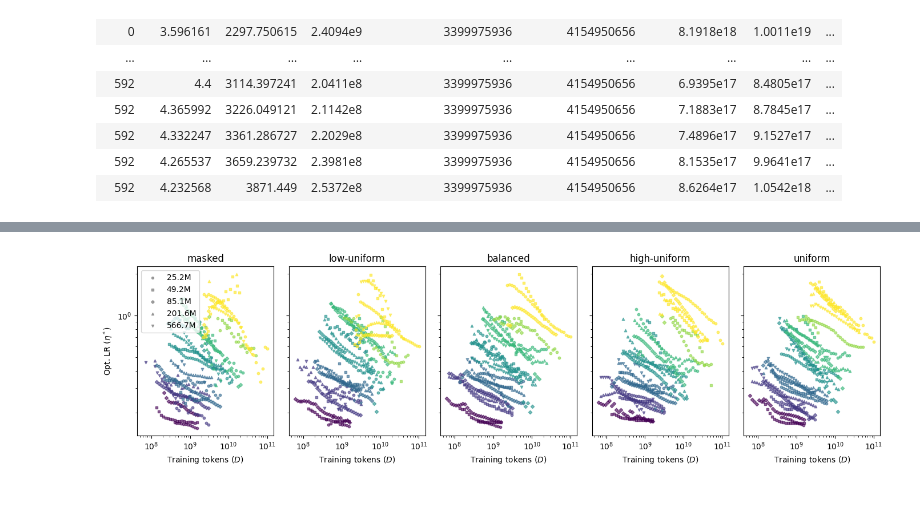
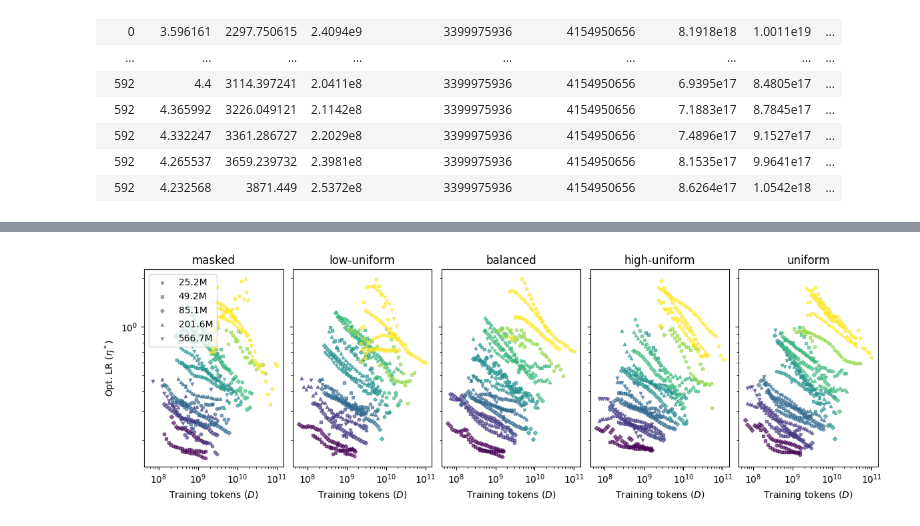
Before and after one commit to dvruette/gidd-easydel, a Jupyter notebook: notebooks/critical_batch_size2.ipynb, the cells around one changed output, grey strips where cells are left out. Drawn from its saved outputs; the diff is of its cells as text; code cells hidden in the pictures; blank space fills up the shorter version.

```diff
--- a/notebooks/critical_batch_size2.ipynb
+++ b/notebooks/critical_batch_size2.ipynb
@@ -132,3 +155,11 @@ for i, ((params,), dfi) in enumerate(df_grouped.sort("non_emb_params").group_by(
                 })
 
 opt_lr_df = pl.DataFrame(data)
+# %%
+dfi = opt_lr_df.filter(
+    (opt_lr_df["hybrid_mixing_shift"] == -1000.0)
+    & (opt_lr_df["non_emb_params"] == 566662656)
+    # & (opt_lr_df["batch_size"] == 512 * 2048)
+)
+
+dfi["batch_size"].unique() / 2048
@@ -134,0 +175,25 @@ opt_lr_df = pl.DataFrame(data)
+# %%
+fig, ax = plt.subplots(1, 1, figsize=(5, 4), sharey="row", sharex=True)
+
+def color(x, vmax=512*2048, vmin=8*2048, cmap=plt.get_cmap("viridis")):
+    return cmap((np.log10(x) - np.log10(vmin)) / (np.log10(vmax) - np.log10(vmin)))
+
+plt_idx = 0
+for j, ((batch_size,), dfj) in enumerate(opt_lr_df.sort(["batch_size"]).group_by(["batch_size"])):
+    c = color(batch_size)
+    for k, ((non_emb_params,), dfk) in enumerate(dfj.sort(["non_emb_params"]).group_by(["non_emb_params"])):
+        ax.scatter(dfk["tokens"] / batch_size, dfk["opt_lr"], alpha=0.6, s=10, color=c, marker=["o", "s", "D", "^", "v"][k])
+
+    ax.set_xlabel("Training steps ($S$)")
+    ax.set_xscale("log")
+    ax.set_yscale("log")
+
+ax.set_ylabel("Opt. LR ($\\eta^*$)")
+
+for k, ((non_emb_params,), _) in enumerate(opt_lr_df.sort(["non_emb_params"]).group_by(["non_emb_params"])):
+    ax.scatter([], [], alpha=0.7, s=8, color="gray", marker=["o", "s", "D", "^", "v"][k], label=f"{non_emb_params/1e6:.1f}M")
+
+ax.legend(loc="upper left")
+
+fig.tight_layout()
+fig.savefig("plots/opt_lr_vs_steps.pdf", bbox_inches="tight")
@@ -135,32 +202,32 @@ opt_lr_df = pl.DataFrame(data)
 # %%
-fig, axs = plt.subplots(1, 5, figsize=(14, 4), sharey="row", sharex=True)
+fig, axs = plt.subplots(1, 5, figsize=(12, 4), sharey="row", sharex=True)
 
 def color(x, vmax=512*2048, vmin=8*2048, cmap=plt.get_cmap("viridis")):
     return cmap((np.log10(x) - np.log10(vmin)) / (np.log10(vmax) - np.log10(vmin)))
 
 plt_idx = 0
 for (hybrid_mixing_shift,), dfi in opt_lr_df.sort("hybrid_mixing_shift").group_by("hybrid_mixing_shift"):
     ax = axs[plt_idx]
     plt_idx += 1
     for j, ((batch_size,), dfj) in enumerate(dfi.sort(["batch_size"]).group_by(["batch_size"])):
         c = color(batch_size)
         for k, ((non_emb_params,), dfk) in enumerate(dfj.sort(["non_emb_params"]).group_by(["non_emb_params"])):
             ax.scatter(dfk["tokens"], dfk["opt_lr"], alpha=0.6, s=10, color=c, marker=["o", "s", "D", "^", "v"][k])
 
     ax.set_title(f"{get_noise_label(hybrid_mixing_shift)}")
     ax.set_xlabel("Training tokens ($D$)")
     ax.set_xscale("log")
     ax.set_yscale("log")
 
 ax = axs[0]
 ax.set_ylabel("Opt. LR ($\\eta^*$)")
 
 for k, ((non_emb_params,), _) in enumerate(opt_lr_df.sort(["non_emb_params"]).group_by(["non_emb_params"])):
     ax.scatter([], [], alpha=0.7, s=8, color="gray", marker=["o", "s", "D", "^", "v"][k], label=f"{non_emb_params/1e6:.1f}M")
 
 ax.legend(loc="upper left")
 
-fig.tight_layout()
+fig.tight_layout(w_pad=0.1)
 fig.savefig("plots/opt_lr_vs_tokens_by_noise.pdf", bbox_inches="tight")
 # %% [output]
-[figure, old version]
+[figure, new version]
```
Also changed, not shown: parts of 14 cells of this notebook, 8 other files.
